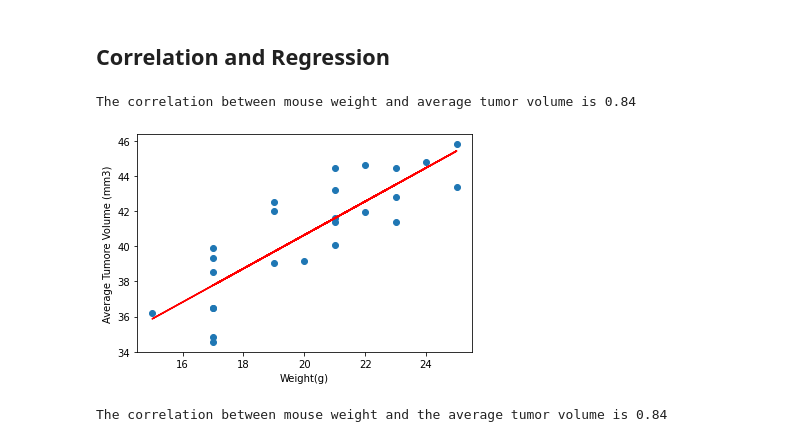
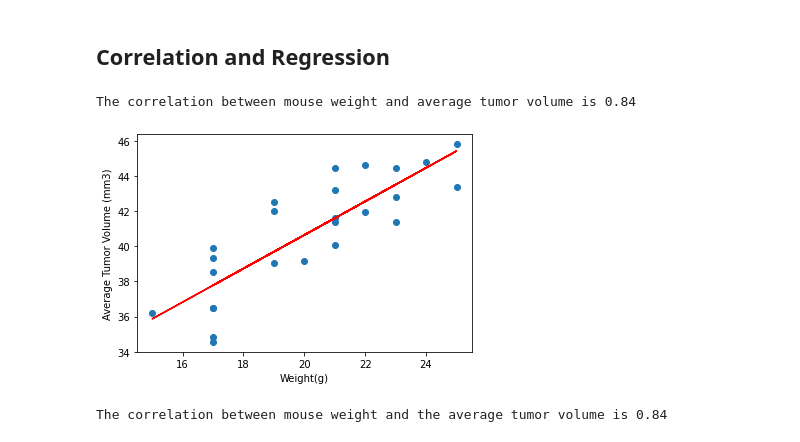
Before and after one commit to CGrant109/The-Power-of-Plots, a Jupyter notebook: Pymaceuticals/pymaceuticals_starter_guided.ipynb, the cells around one changed output. Drawn from its saved outputs; the diff is of its cells as text; code cells hidden in the pictures.

```diff
--- a/Pymaceuticals/pymaceuticals_starter_guided.ipynb
+++ b/Pymaceuticals/pymaceuticals_starter_guided.ipynb
@@ -500,30 +512,28 @@ plt.show()
 # %%
 # Calculate the correlation coefficient and linear regression model
 # for mouse weight and average tumor volume for the Capomulin regimen
 
 corr=round(st.pearsonr(capavg['Weight (g)'],capavg['Tumor Volume (mm3)'])[0],2)
 print(f"The correlation between mouse weight and average tumor volume is {corr}")
 
 
 model=st.linregress(capavg['Weight (g)'],capavg['Tumor Volume (mm3)'])
 #model (provides slope, intercept)
-
-
 mslope = 0.9544396890241045
 intercept = 21.552160532685015
 
 
 y_values = capavg['Weight (g)']*mslope+intercept
 plt.scatter(capavg['Weight (g)'],capavg['Tumor Volume (mm3)'])
 plt.plot(capavg['Weight (g)'],y_values,color="red")
 plt.xlabel('Weight(g)')
-plt.ylabel('Average Tumore Volume (mm3)')
+plt.ylabel('Average Tumor Volume (mm3)')
 
 plt.savefig('linearregression')
 plt.show()
 # %% [output]
 The correlation between mouse weight and average tumor volume is 0.84
-[figure, old version]
+[figure, new version]
 # %%
 # %% [output]
 The correlation between mouse weight and the average tumor volume is 0.84
```
Also changed, not shown: parts of 10 cells of this notebook, 5 other files.
